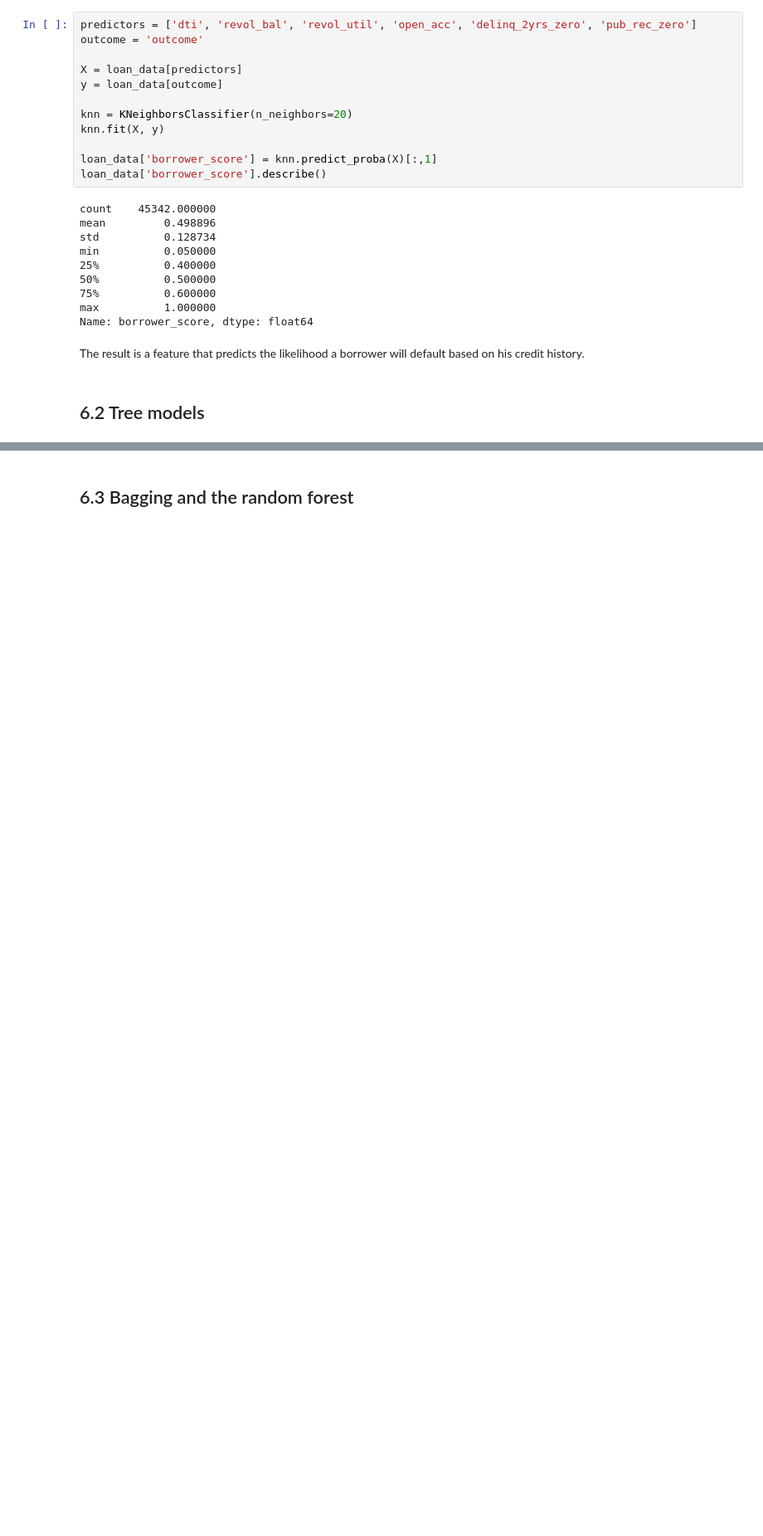
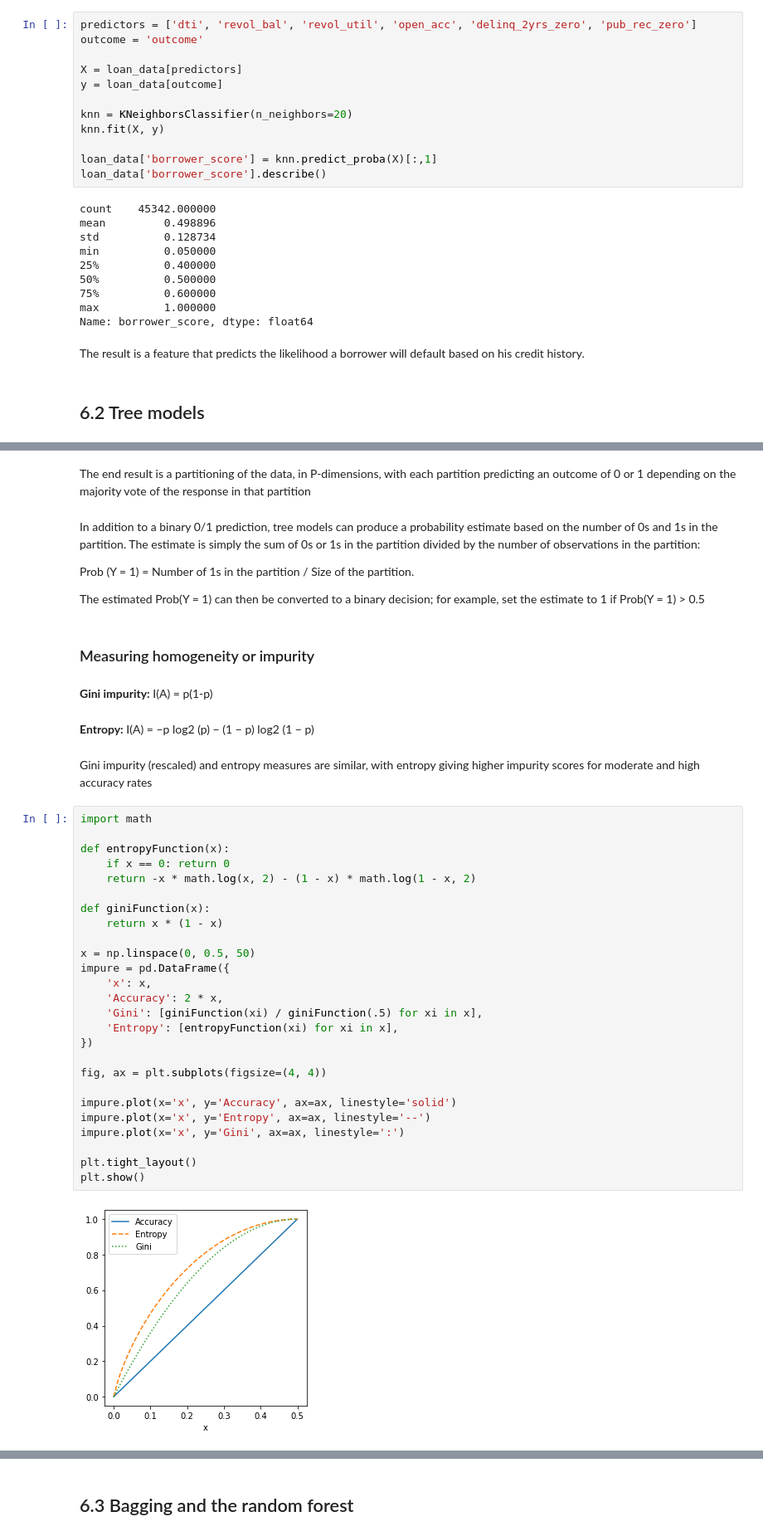
Before and after one commit to DataS07/practical-statistics-for-data-scientists-2nd, a Jupyter notebook: Chapter 6. Statistical machine learning.ipynb, the cells around one changed output, grey strips where cells are left out. Shown at 83% size. Drawn from its saved outputs; the diff is of its cells as text; blank space fills up the shorter version.

```diff
--- a/Chapter 6. Statistical machine learning.ipynb
+++ b/Chapter 6. Statistical machine learning.ipynb
@@ -192,0 +303,44 @@ The result is a feature that predicts the likelihood a borrower will default bas
+# %% [markdown]
+The end result is a partitioning of the data, in P-dimensions, with each partition predicting an outcome of 0 or 1 depending on the majority vote of the response in that partition
+# %% [markdown]
+In addition to a binary 0/1 prediction, tree models can produce a probability estimate based on the number of 0s and 1s in the partition. The estimate is simply the sum of 0s or 1s in the partition divided by the number of observations in the partition:
+
+Prob (Y = 1) = Number of 1s in the partition / Size of the partition.
+
+The estimated Prob(Y = 1) can then be converted to a binary decision; for example, set the estimate to 1 if Prob(Y = 1) > 0.5
+# %% [markdown]
+### Measuring homogeneity or impurity
+# %% [markdown]
+**Gini impurity:** I(A) = p(1-p)
+# %% [markdown]
+**Entropy:** I(A) = −p log2 (p) − (1 − p) log2 (1 − p)
+# %% [markdown]
+Gini impurity (rescaled) and entropy measures are similar, with entropy giving higher impurity scores for moderate and high accuracy rates
+# %%
+import math
+
+def entropyFunction(x):
+    if x == 0: return 0
+    return -x * math.log(x, 2) - (1 - x) * math.log(1 - x, 2)
+
+def giniFunction(x):
+    return x * (1 - x)
+
+x = np.linspace(0, 0.5, 50)
+impure = pd.DataFrame({
+    'x': x,
+    'Accuracy': 2 * x,
+    'Gini': [giniFunction(xi) / giniFunction(.5) for xi in x],
+    'Entropy': [entropyFunction(xi) for xi in x],
+})
+
+fig, ax = plt.subplots(figsize=(4, 4))
+
+impure.plot(x='x', y='Accuracy', ax=ax, linestyle='solid')
+impure.plot(x='x', y='Entropy', ax=ax, linestyle='--')
+impure.plot(x='x', y='Gini', ax=ax, linestyle=':')
+
+plt.tight_layout()
+plt.show()
+# %% [output]
+[figure, added]
```
Also changed, not shown: parts of 79 cells of this notebook.
